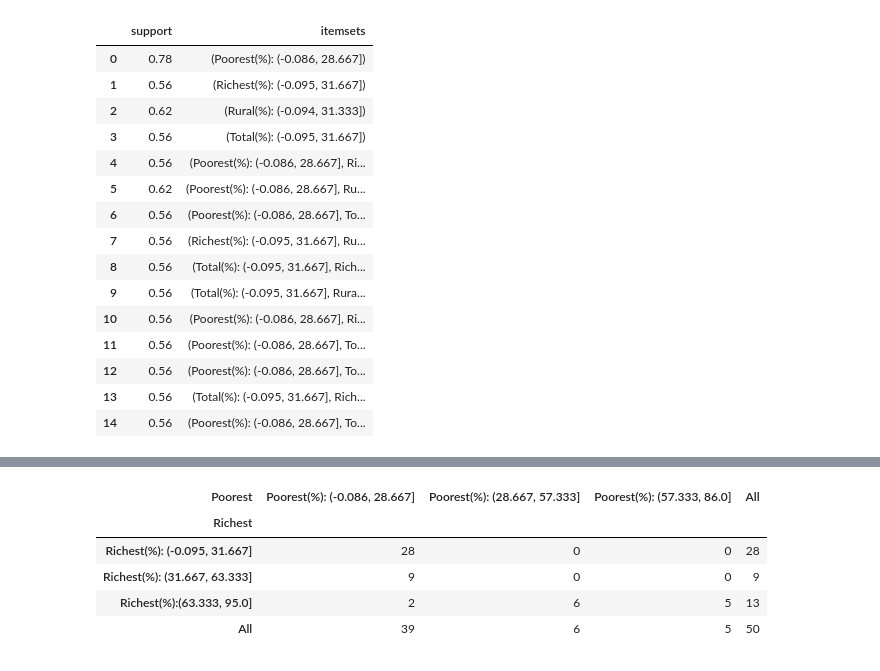
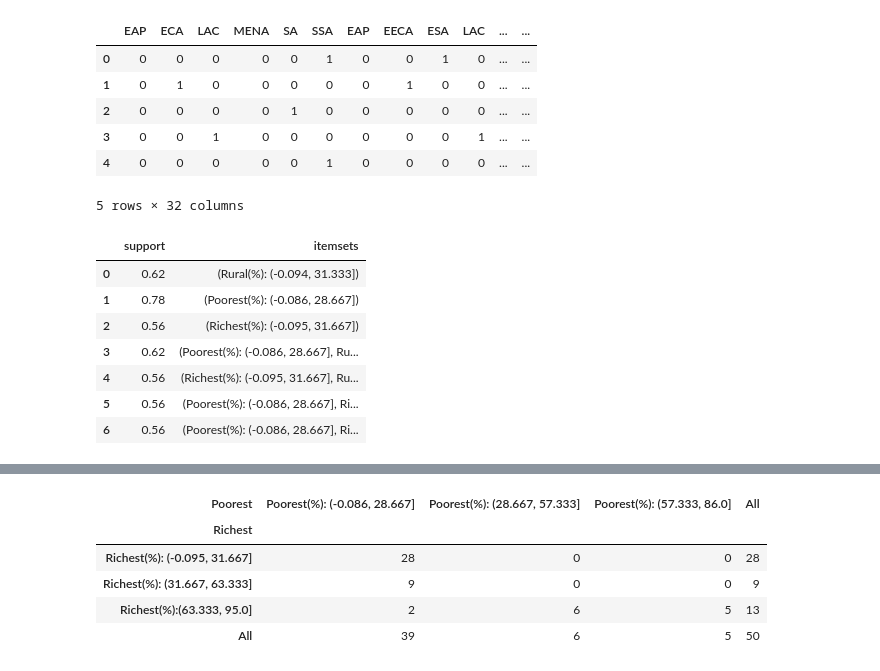
Before and after one commit to Jeffkw213/EECS4412, a Jupyter notebook: phase3/Part_3.ipynb, the cells around one changed output, grey strips where cells are left out. Saved outputs shown, nothing was run; the diff lists cells and outputs as text; code cells hidden in the pictures.

```diff
--- a/phase3/Part_3.ipynb
+++ b/phase3/Part_3.ipynb
@@ -189,0 +250,5 @@ T1Disc.head()
+# %%
+te_ary = te.fit(urban).transform(urban)
+T1Disc = pd.DataFrame(te_ary.astype("int"), columns=te.columns_)
+matrix = pd.concat([matrix, T1Disc], axis=1)
+matrix.head()
@@ -189,0 +263,5 @@ T1Disc.head()
+# %%
+te_ary = te.fit(poorest).transform(poorest)
+T1Disc = pd.DataFrame(te_ary.astype("int"), columns=te.columns_)
+matrix = pd.concat([matrix, T1Disc], axis=1)
+matrix.head()
@@ -189,0 +276,5 @@ T1Disc.head()
+# %%
+te_ary = te.fit(richest).transform(richest)
+T1Disc = pd.DataFrame(te_ary.astype("int"), columns=te.columns_)
+matrix = pd.concat([matrix, T1Disc], axis=1)
+matrix.head()
@@ -189,0 +289,5 @@ T1Disc.head()
+# %%
+te_ary = te.fit(time).transform(time)
+T1Disc = pd.DataFrame(te_ary.astype("int"), columns=te.columns_)
+matrix = pd.concat([matrix, T1Disc], axis=1)
+matrix.head()
@@ -190,3 +302,14 @@ T1Disc.head()
+# %%
+matrix.to_csv('./216396764-216426744-T1Disc.csv') # Save data to csv
+matrix.head()
+# %% [output]
+|  | EAP | ECA | LAC | MENA | SA | SSA | EAP | EECA | ESA | LAC | ... | ... |
+| 0 | 0 | 0 | 0 | 0 | 0 | 1 | 0 | 0 | 1 | 0 | ... | ... |
+| 1 | 0 | 1 | 0 | 0 | 0 | 0 | 0 | 1 | 0 | 0 | ... | ... |
+| 2 | 0 | 0 | 0 | 0 | 1 | 0 | 0 | 0 | 0 | 0 | ... | ... |
+| 3 | 0 | 0 | 1 | 0 | 0 | 0 | 0 | 0 | 0 | 1 | ... | ... |
+| 4 | 0 | 0 | 0 | 0 | 0 | 1 | 0 | 0 | 0 | 0 | ... | ... |
+5 rows × 32 columns
 # %%
 # Find the 10 most frequent item sets.
 # The length/size of these item sets must be at least 2.
@@ -195,25 +318,17 @@ from mlxtend.frequent_patterns import apriori, fpmax, fpgrowth
 from mlxtend.frequent_patterns import association_rules
 # %%
 # use apriori to find the support for each item set with a minimum support = 0.55
-frequent_itemsets = apriori(T1Disc, min_support=0.55, use_colnames=True)
+frequent_itemsets = apriori(matrix, min_support=0.55, use_colnames=True)
 frequent_itemsets
 # %% [output]
 |  | support | itemsets |
-| 0 | 0.78 | (Poorest(%): (-0.086, 28.667]) |
-| 1 | 0.56 | (Richest(%): (-0.095, 31.667]) |
-| 2 | 0.62 | (Rural(%): (-0.094, 31.333]) |
-| 3 | 0.56 | (Total(%): (-0.095, 31.667]) |
-| 4 | 0.56 | (Poorest(%): (-0.086, 28.667], Ri... |
-| 5 | 0.62 | (Poorest(%): (-0.086, 28.667], Ru... |
-| 6 | 0.56 | (Poorest(%): (-0.086, 28.667], To... |
-| 7 | 0.56 | (Richest(%): (-0.095, 31.667], Ru... |
-| 8 | 0.56 | (Total(%): (-0.095, 31.667], Rich... |
-| 9 | 0.56 | (Total(%): (-0.095, 31.667], Rura... |
-| 10 | 0.56 | (Poorest(%): (-0.086, 28.667], Ri... |
-| 11 | 0.56 | (Poorest(%): (-0.086, 28.667], To... |
-| 12 | 0.56 | (Poorest(%): (-0.086, 28.667], To... |
-| 13 | 0.56 | (Total(%): (-0.095, 31.667], Rich... |
-| 14 | 0.56 | (Poorest(%): (-0.086, 28.667], To... |
+| 0 | 0.62 | (Rural(%): (-0.094, 31.333]) |
+| 1 | 0.78 | (Poorest(%): (-0.086, 28.667]) |
+| 2 | 0.56 | (Richest(%): (-0.095, 31.667]) |
+| 3 | 0.62 | (Poorest(%): (-0.086, 28.667], Ru... |
+| 4 | 0.56 | (Richest(%): (-0.095, 31.667], Ru... |
+| 5 | 0.56 | (Poorest(%): (-0.086, 28.667], Ri... |
+| 6 | 0.56 | (Poorest(%): (-0.086, 28.667], Ri... |
 # %%
 # We then choose 10 frequent item-set that has atleast 2 item-sets
 X = frequent_itemsets[frequent_itemsets['itemsets'].map(len) > 1]
```
Also changed, not shown: parts of 23 cells of this notebook, 9 other files.
